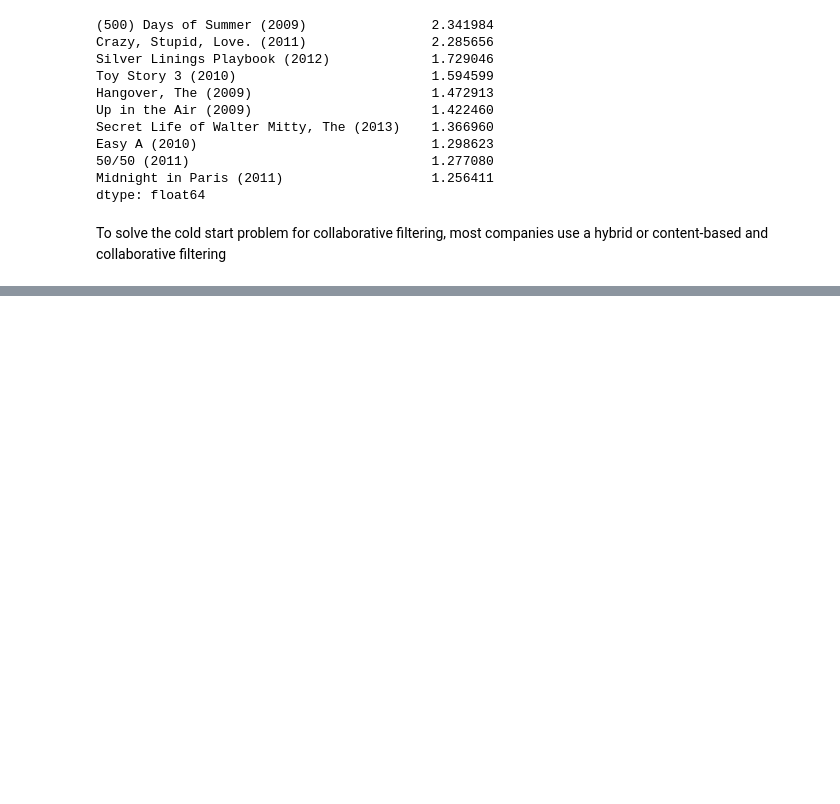
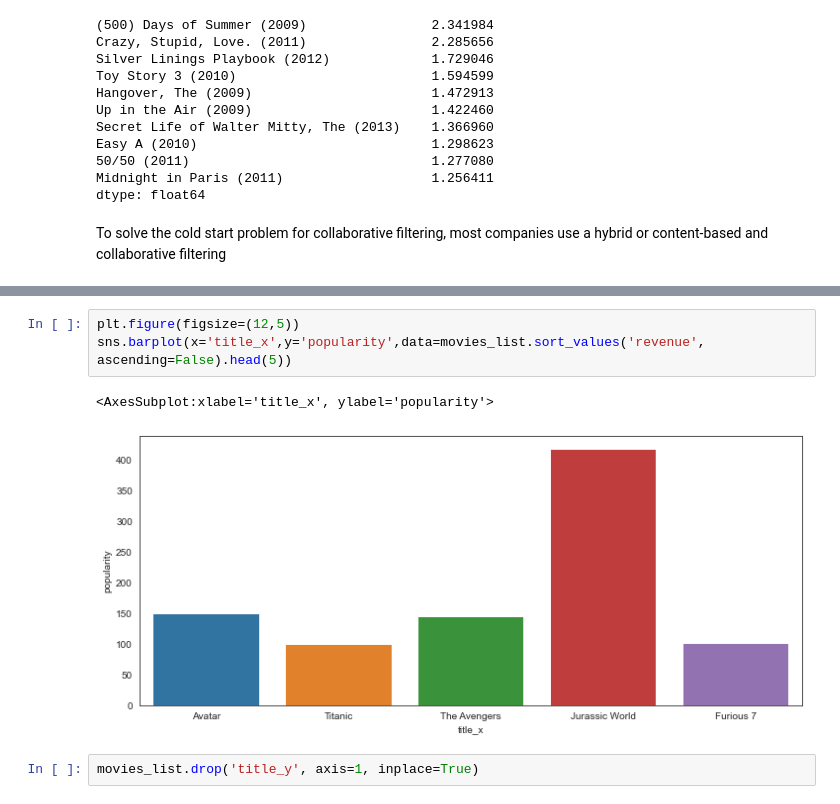
Before and after one commit to m-mukund/Movie-recommendation, a Jupyter notebook: Movie Recoomender.ipynb, the cells around one changed output, grey strips where cells are left out. Saved outputs shown, nothing was run; the diff lists cells and outputs as text; blank space fills up the shorter version.

```diff
--- a/Movie Recoomender.ipynb
+++ b/Movie Recoomender.ipynb
@@ -573,0 +740,8 @@ To solve the cold start problem for collaborative filtering, most companies use
+# %%
+plt.figure(figsize=(12,5))
+sns.barplot(x='title_x',y='popularity',data=movies_list.sort_values('revenue', ascending=False).head(5))
+# %% [output]
+<AxesSubplot:xlabel='title_x', ylabel='popularity'>
+[figure, added]
+# %%
+movies_list.drop('title_y', axis=1, inplace=True)
```
Also changed, not shown: parts of 33 cells of this notebook.
